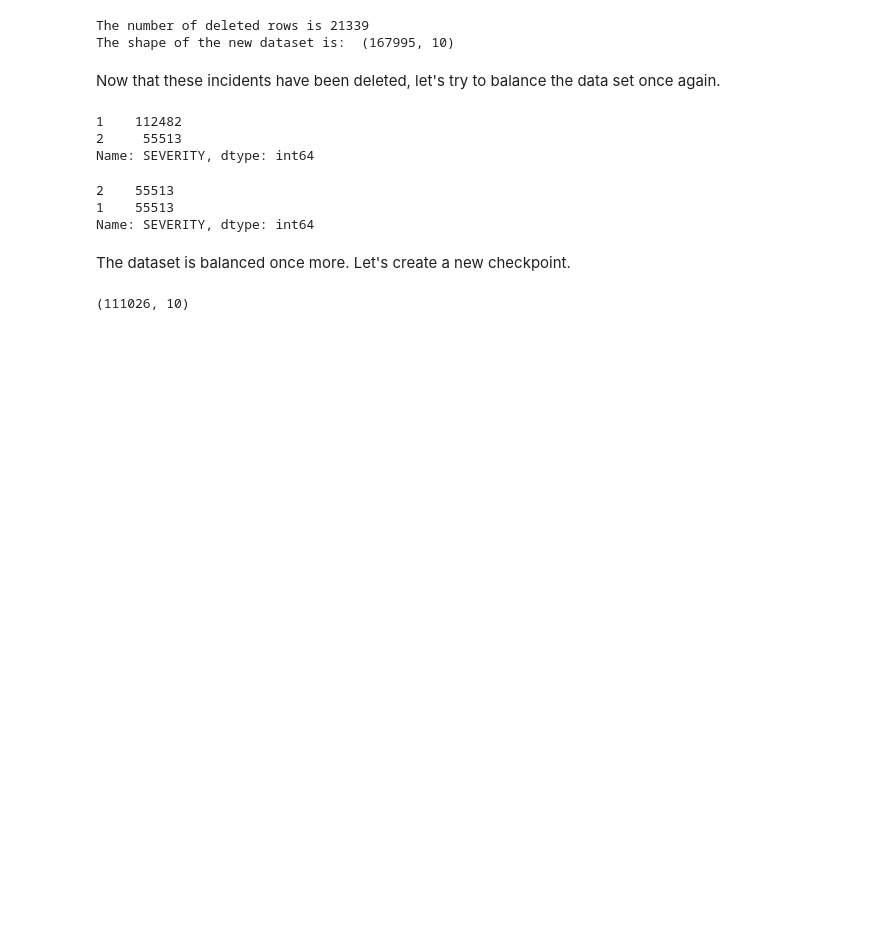
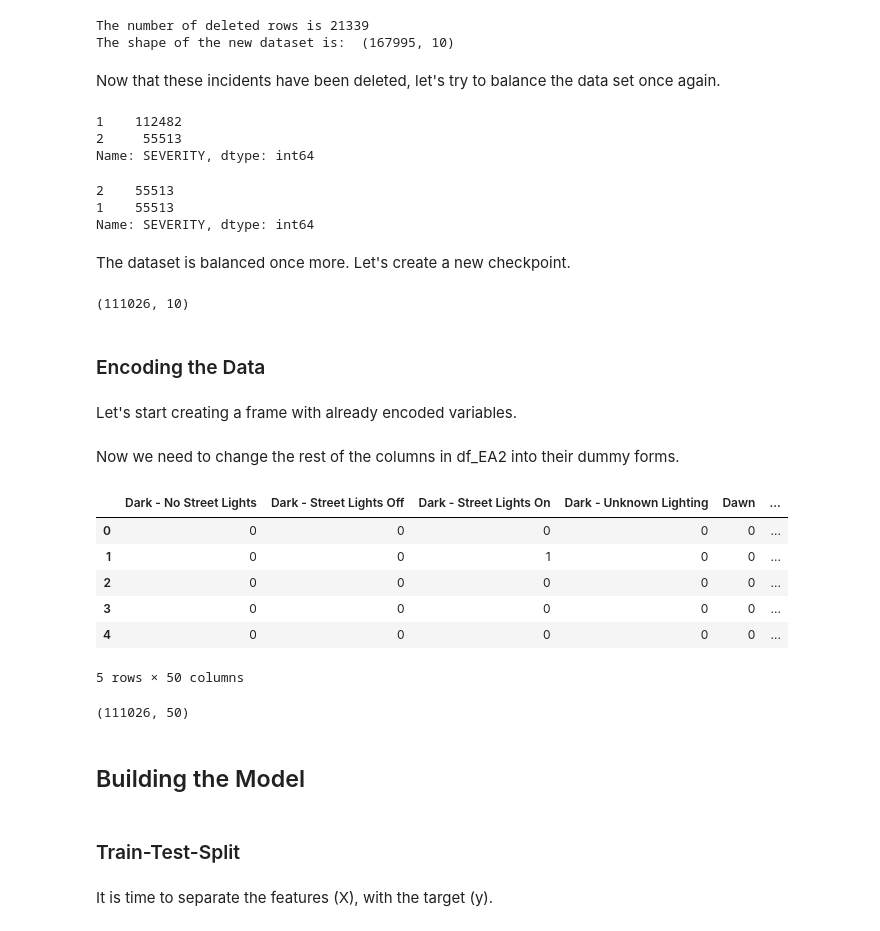
Before and after one commit to emiliopm1997/Coursera_Capstone, a Jupyter notebook: CAPSTONE Project.ipynb, the cells around one changed output. Drawn from its saved outputs; the diff is of its cells as text; code cells hidden in the pictures; blank space fills up the shorter version.

```diff
--- a/CAPSTONE Project.ipynb
+++ b/CAPSTONE Project.ipynb
@@ -354,3 +358,7 @@ df_EA2= pd.read_csv('.\df_EA2.csv')
 df_EA2.shape
 # %% [output]
 (111026, 10)
+# %% [markdown]
+### Encoding the Data
+# %% [markdown]
+Let's start creating a frame with already encoded variables.
@@ -356,0 +367,46 @@ df_EA2.shape
+# %% [markdown]
+Now we need to change the rest of the columns in df_EA2 into their dummy forms.
+# %%
+data=df_EA2[['ADDRTYPE']]
+data = pd.get_dummies(data.ADDRTYPE)
+df_encoded=pd.concat([data,df_encoded],axis=1)
+
+data=df_EA2[['COLLISIONTYPE']]
+data = pd.get_dummies(data.COLLISIONTYPE)
+df_encoded=pd.concat([data,df_encoded],axis=1)
+
+data=df_EA2[['JUNCTIONTYPE']]
+data = pd.get_dummies(data.JUNCTIONTYPE)
+df_encoded=pd.concat([data,df_encoded],axis=1)
+
+data=df_EA2[['WEATHER']].replace('Other','Other (Weather)')
+data = pd.get_dummies(data.WEATHER)
+df_encoded=pd.concat([data,df_encoded],axis=1)
+
+data=df_EA2[['ROADCOND']].replace('Other','Other (Road Conditions)')
+data = pd.get_dummies(data.ROADCOND)
+df_encoded=pd.concat([data,df_encoded],axis=1)
+
+data=df_EA2[['LIGHTCOND']].replace('Other','Other (Light Conditions)')
+data = pd.get_dummies(data.LIGHTCOND)
+df_encoded=pd.concat([data,df_encoded],axis=1)
+# %%
+df_encoded.head()
+# %% [output]
+|  | Dark - No Street Lights | Dark - Street Lights Off | Dark - Street Lights On | Dark - Unknown Lighting | Dawn | ... |
+| 0 | 0 | 0 | 0 | 0 | 0 | ... |
+| 1 | 0 | 0 | 1 | 0 | 0 | ... |
+| 2 | 0 | 0 | 0 | 0 | 0 | ... |
+| 3 | 0 | 0 | 0 | 0 | 0 | ... |
+| 4 | 0 | 0 | 0 | 0 | 0 | ... |
+5 rows × 50 columns
+# %%
+df_encoded.shape
+# %% [output]
+(111026, 50)
+# %% [markdown]
+## Building the Model
+# %% [markdown]
+### Train-Test-Split
+# %% [markdown]
+It is time to separate the features (X), with the target (y).
```
Also changed, not shown: parts of 29 cells of this notebook.
